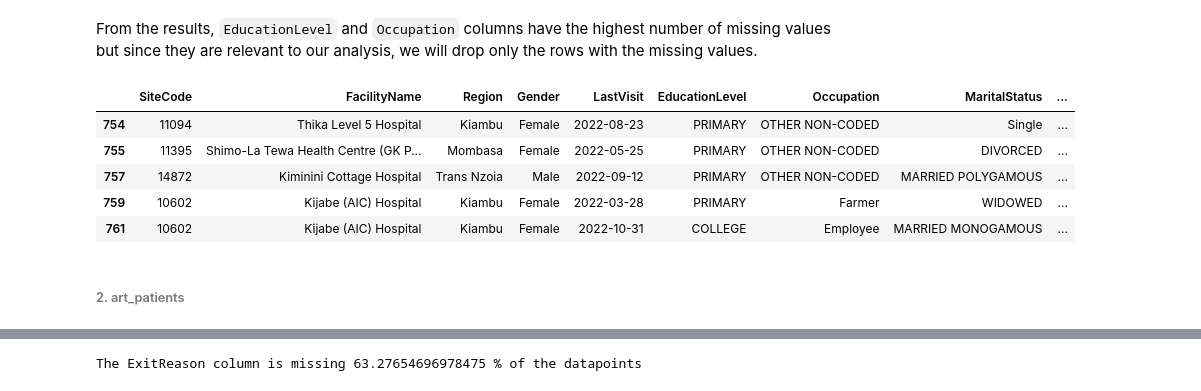
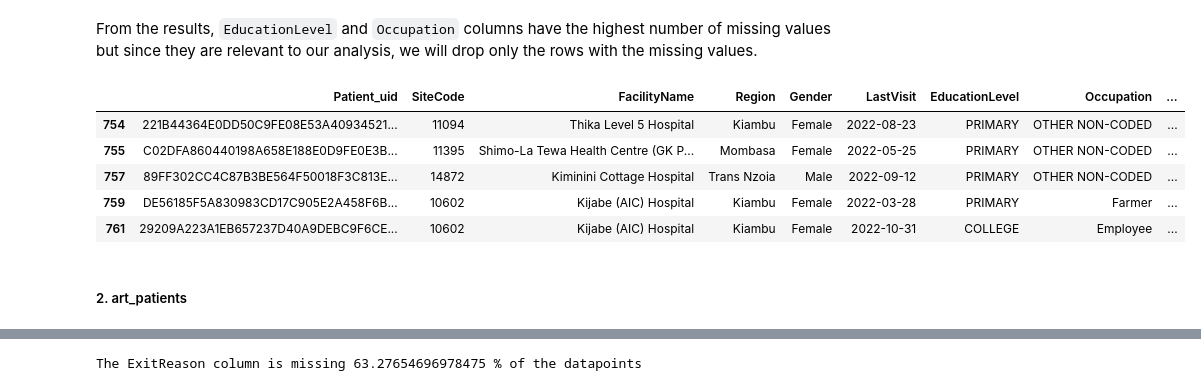
Before and after one commit to Philipmwasi/Patient-Risk-EDA-KeHMIS, a Jupyter notebook: Untitled.ipynb, the cells around one changed output, grey strips where cells are left out. Saved outputs shown, nothing was run; the diff lists cells and outputs as text; code cells hidden in the pictures.

````diff
--- a/Untitled.ipynb
+++ b/Untitled.ipynb
@@ -177,23 +167,26 @@ dtype: int64
 # %% [markdown]
 From the results, ```EducationLevel``` and ```Occupation``` columns have the highest number of missing values but since they are relevant to our analysis, we will drop only the rows with the missing values.
 # %%
+# Convert LastVisit column to datetime data type
+ct_patients['LastVisit'] = pd.to_datetime(ct_patients['LastVisit'])
+
 # Dropping the rows with na values
 clean_ct_patients = ct_patients.dropna(axis = 0)
 
 #Drop any duplicated rows
 clean_ct_patients.drop_duplicates()
 
 # view the cleaned dataset
 clean_ct_patients.head()
 # %% [output]
-|  | SiteCode | FacilityName | Region | Gender | LastVisit | EducationLevel | Occupation | MaritalStatus | ... |
-| 754 | 11094 | Thika Level 5 Hospital | Kiambu | Female | 2022-08-23 | PRIMARY | OTHER NON-CODED | Single | ... |
-| 755 | 11395 | Shimo-La Tewa Health Centre (GK P... | Mombasa | Female | 2022-05-25 | PRIMARY | OTHER NON-CODED | DIVORCED | ... |
-| 757 | 14872 | Kiminini Cottage Hospital | Trans Nzoia | Male | 2022-09-12 | PRIMARY | OTHER NON-CODED | MARRIED POLYGAMOUS | ... |
-| 759 | 10602 | Kijabe (AIC) Hospital | Kiambu | Female | 2022-03-28 | PRIMARY | Farmer | WIDOWED | ... |
-| 761 | 10602 | Kijabe (AIC) Hospital | Kiambu | Female | 2022-10-31 | COLLEGE | Employee | MARRIED MONOGAMOUS | ... |
+|  | Patient_uid | SiteCode | FacilityName | Region | Gender | LastVisit | EducationLevel | Occupation | ... |
+| 754 | 221B44364E0DD50C9FE08E53A40934521... | 11094 | Thika Level 5 Hospital | Kiambu | Female | 2022-08-23 | PRIMARY | OTHER NON-CODED | ... |
+| 755 | C02DFA860440198A658E188E0D9FE0E3B... | 11395 | Shimo-La Tewa Health Centre (GK P... | Mombasa | Female | 2022-05-25 | PRIMARY | OTHER NON-CODED | ... |
+| 757 | 89FF302CC4C87B3BE564F50018F3C813E... | 14872 | Kiminini Cottage Hospital | Trans Nzoia | Male | 2022-09-12 | PRIMARY | OTHER NON-CODED | ... |
+| 759 | DE56185F5A830983CD17C905E2A458F6B... | 10602 | Kijabe (AIC) Hospital | Kiambu | Female | 2022-03-28 | PRIMARY | Farmer | ... |
+| 761 | 29209A223A1EB657237D40A9DEBC9F6CE... | 10602 | Kijabe (AIC) Hospital | Kiambu | Female | 2022-10-31 | COLLEGE | Employee | ... |
 # %% [markdown]
-###### 2. art_patients
+##### 2. art_patients
 # %%
 art_patients.info()
 # %% [output]
````
Also changed, not shown: parts of 47 cells of this notebook.
